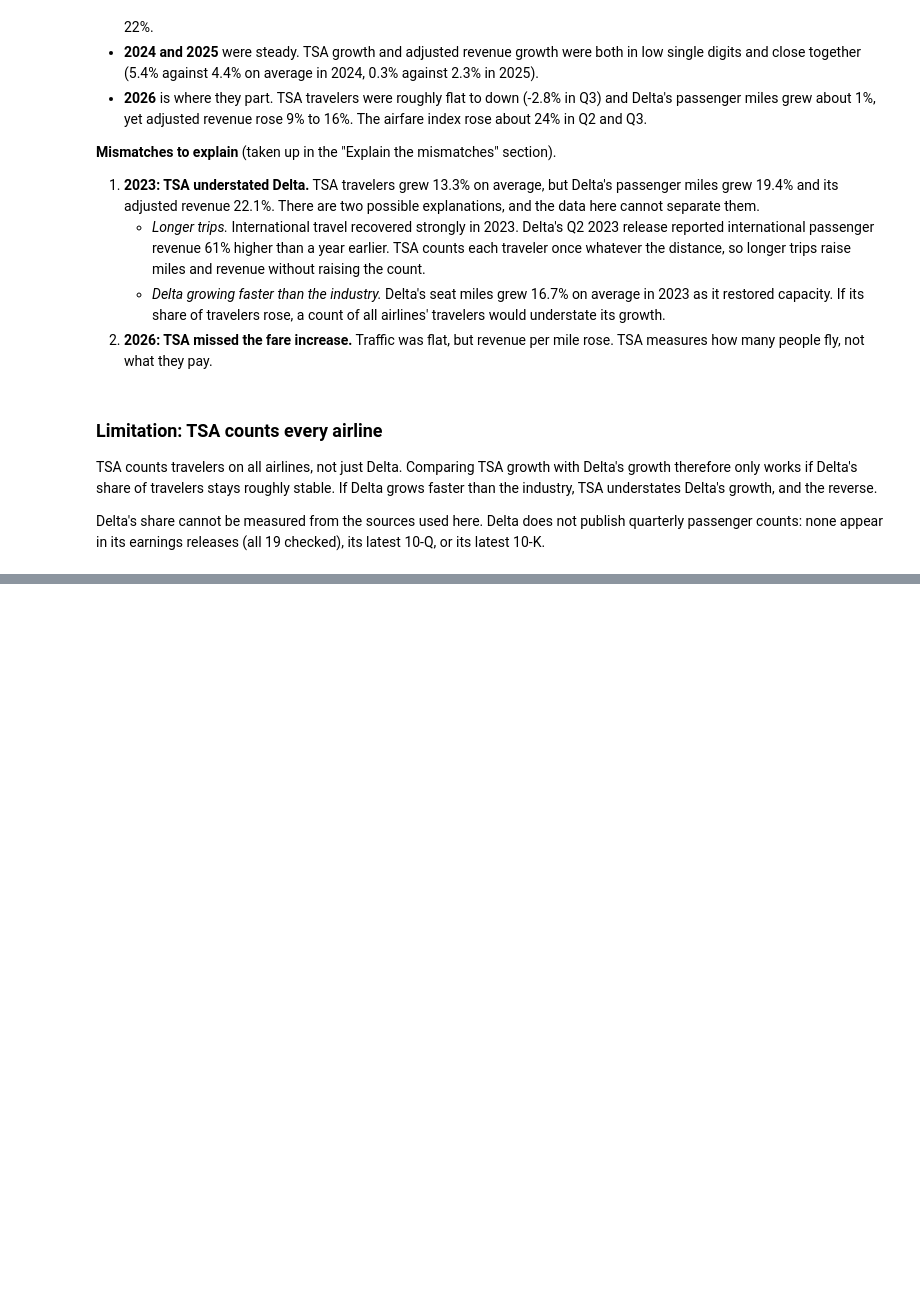
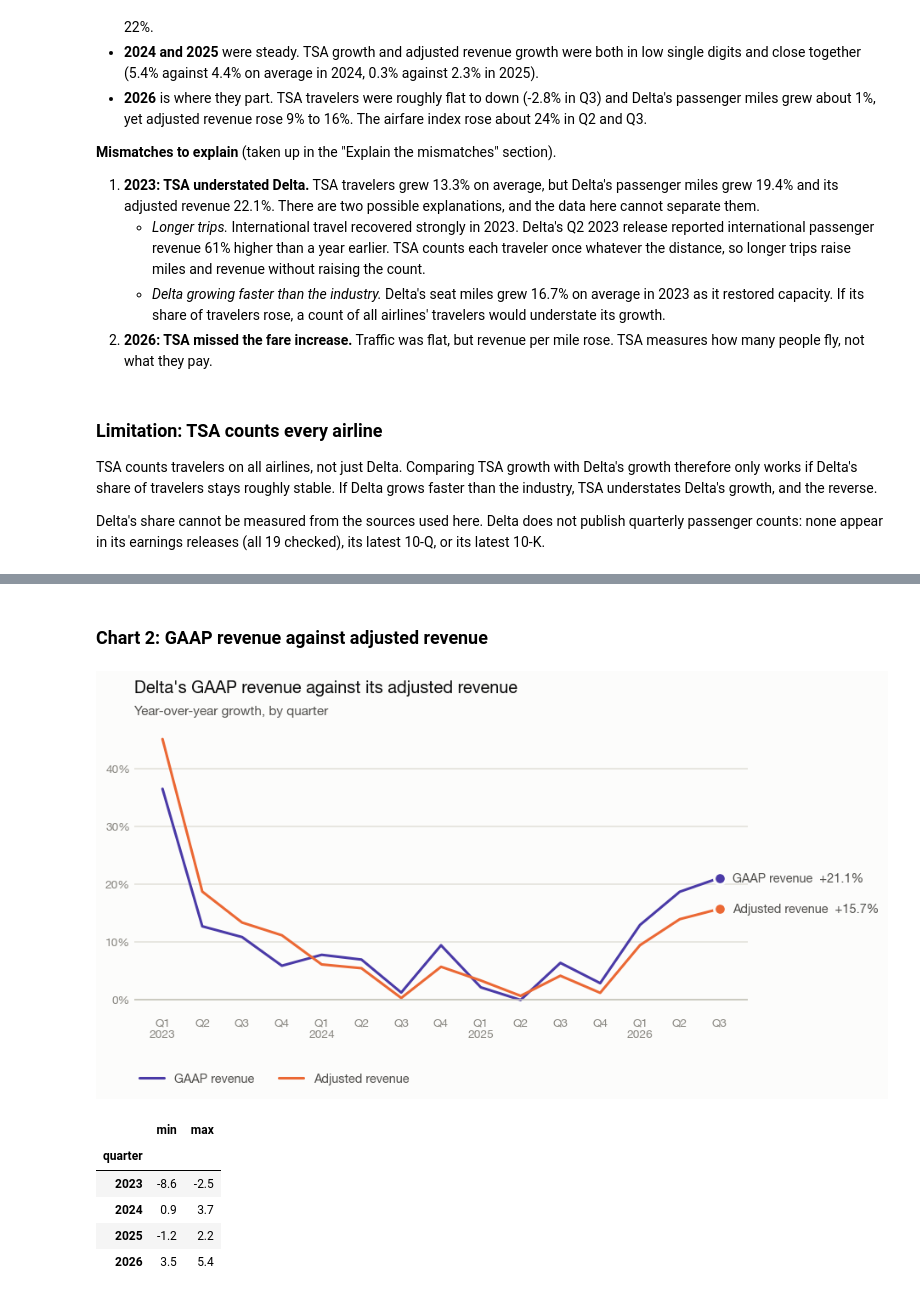
Before and after one commit to arjunL124/TSA-Delta-Revenue-Backtest, a Jupyter notebook: analysis.ipynb, the cells around one changed output, grey strips where cells are left out. Drawn from its saved outputs; the diff is of its cells as text; code cells hidden in the pictures; blank space fills up the shorter version.

```diff
--- a/analysis.ipynb
+++ b/analysis.ipynb
@@ -319,0 +450,18 @@ Delta's share cannot be measured from the sources used here. Delta does not publ
+# %% [markdown]
+### Chart 2: GAAP revenue against adjusted revenue
+# %%
+chart = table.loc["2023Q1":, ["gaap_revenue_yoy_pct", "adj_revenue_yoy_pct"]]
+chart.columns = ["GAAP revenue", "Adjusted revenue"]
+line_chart(chart, "Delta's GAAP revenue against its adjusted revenue", "Year-over-year growth, by quarter")
+plt.show()
+
+refinery_effect = (chart["GAAP revenue"] - chart["Adjusted revenue"]).rename("GAAP growth minus adjusted growth, in points")
+refinery_effect.groupby(refinery_effect.index.year).agg(["min", "max"]).round(1)
+# %% [output]
+[figure, added]
+|  | min | max |
+| quarter |  |  |
+| 2023 | -8.6 | -2.5 |
+| 2024 | 0.9 | 3.7 |
+| 2025 | -1.2 | 2.2 |
+| 2026 | 3.5 | 5.4 |
```
Also changed, not shown: parts of 21 cells of this notebook.
